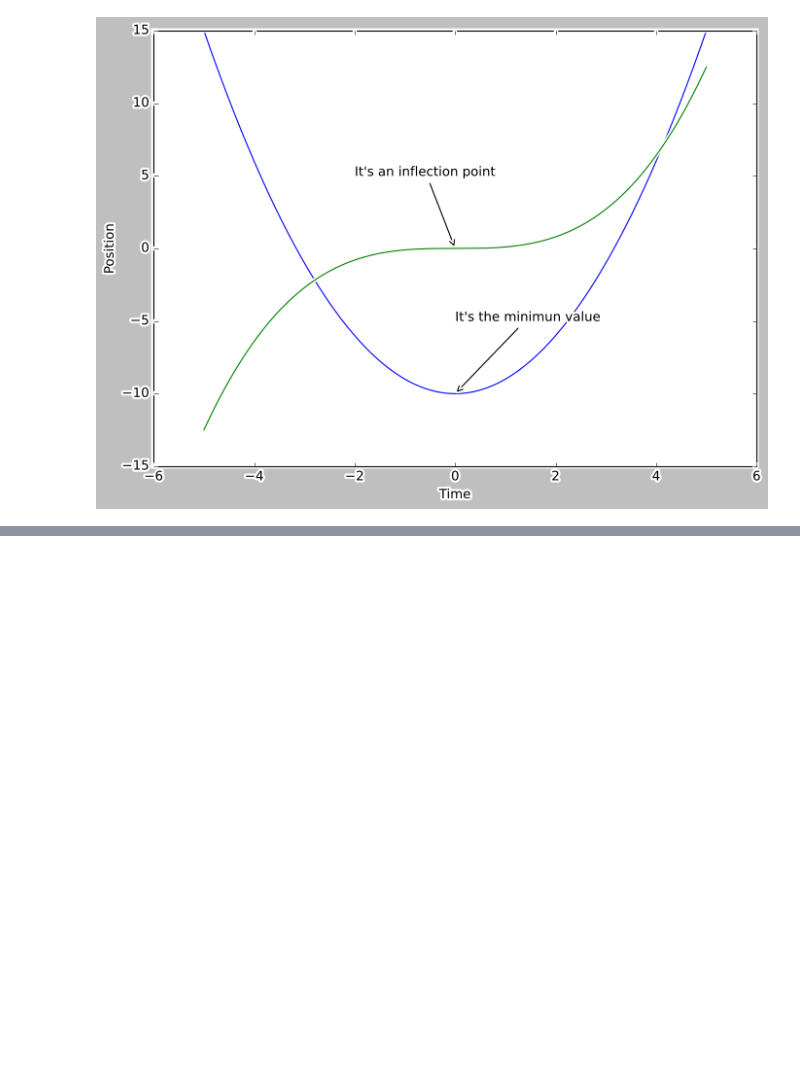
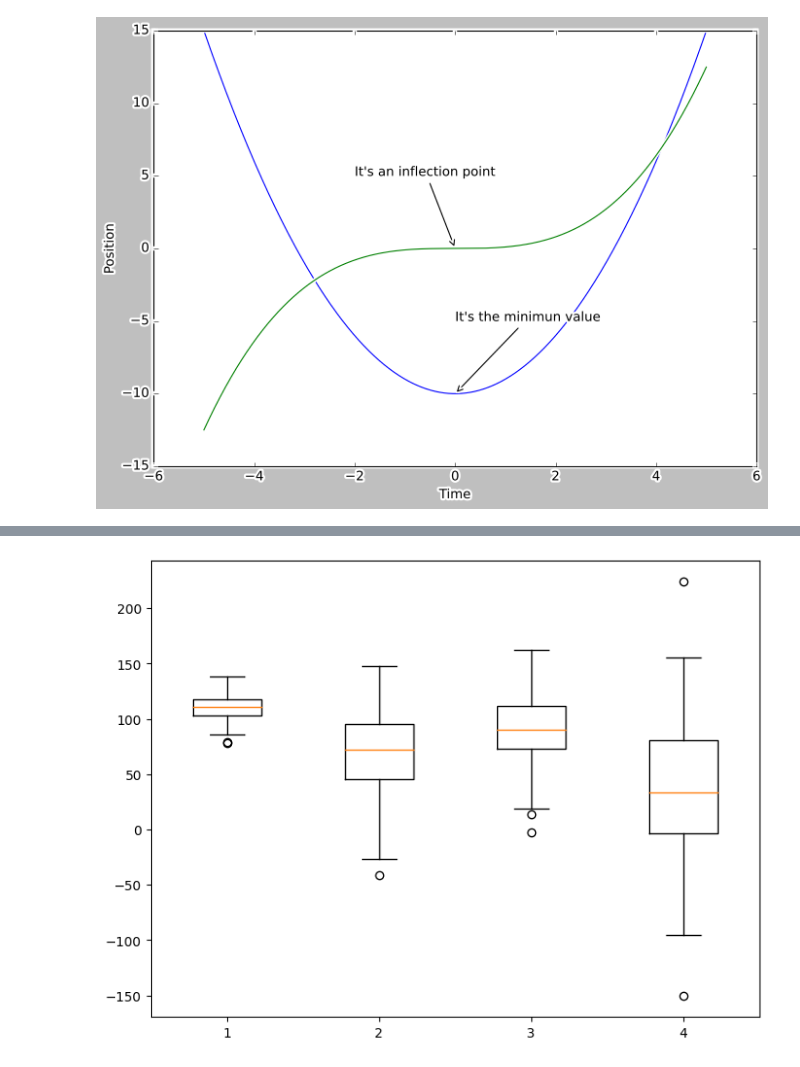
Before and after one commit to ajrianop/Python, a Jupyter notebook: 5_MatPlotLib.ipynb, the cells around one changed output, grey strips where cells are left out. Drawn from its saved outputs; the diff is of its cells as text; code cells hidden in the pictures; blank space fills up the shorter version.

```diff
--- a/5_MatPlotLib.ipynb
+++ b/5_MatPlotLib.ipynb
@@ -240,0 +270,17 @@ plt.show()
+# %%
+#Generating different collection to plot
+collection_1 = np.random.normal(110, 10, 200)
+collection_2 = np.random.normal(70, 40, 200)
+collection_3 = np.random.normal(90, 30, 200)
+collection_4 = np.random.normal(40, 60, 200)
+
+## List of data
+data_to_plot = [collection_1, collection_2, collection_3, collection_4]
+
+fig = plt.figure()
+# Create an axes instance
+ax = fig.add_axes([0,0,1,1])
+bp = ax.boxplot(data_to_plot)
+plt.show()
+# %% [output]
+[figure, added]
```
Also changed, not shown: parts of 24 cells of this notebook.
